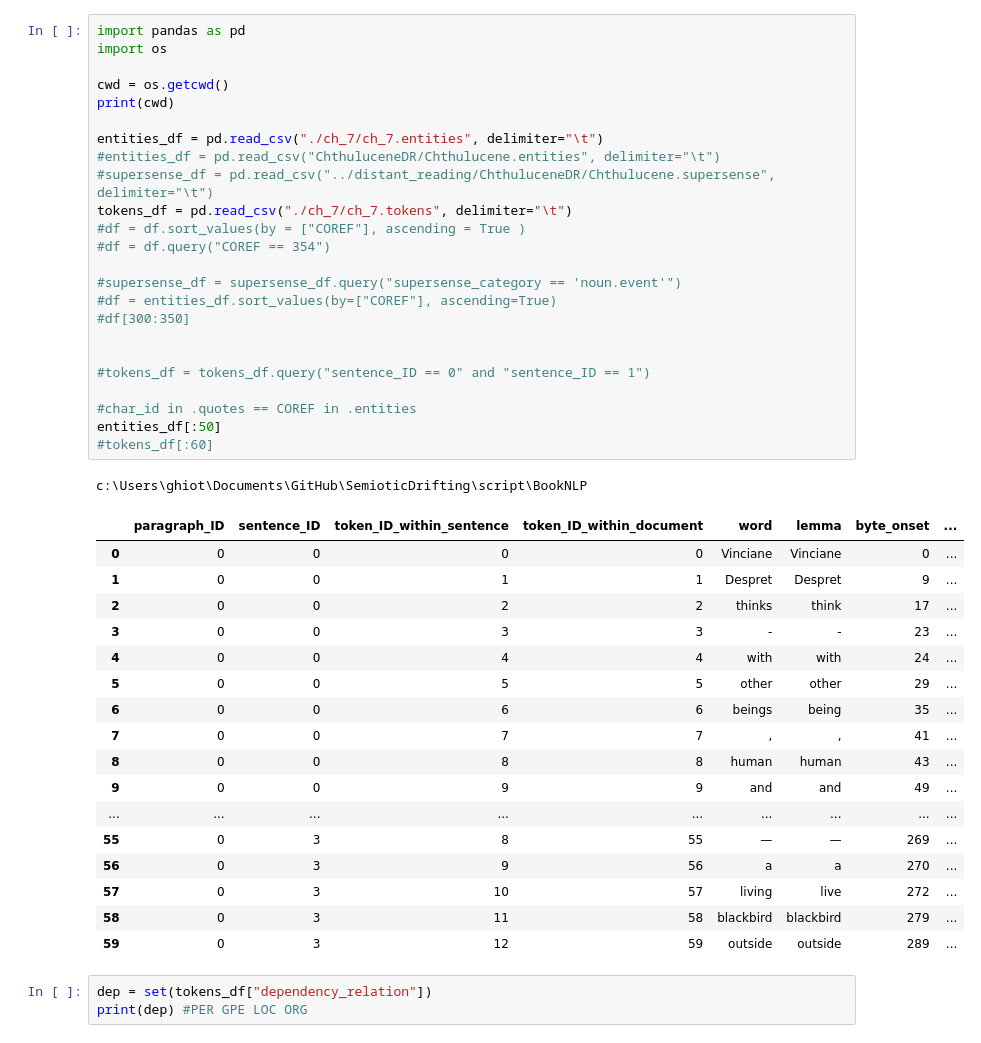
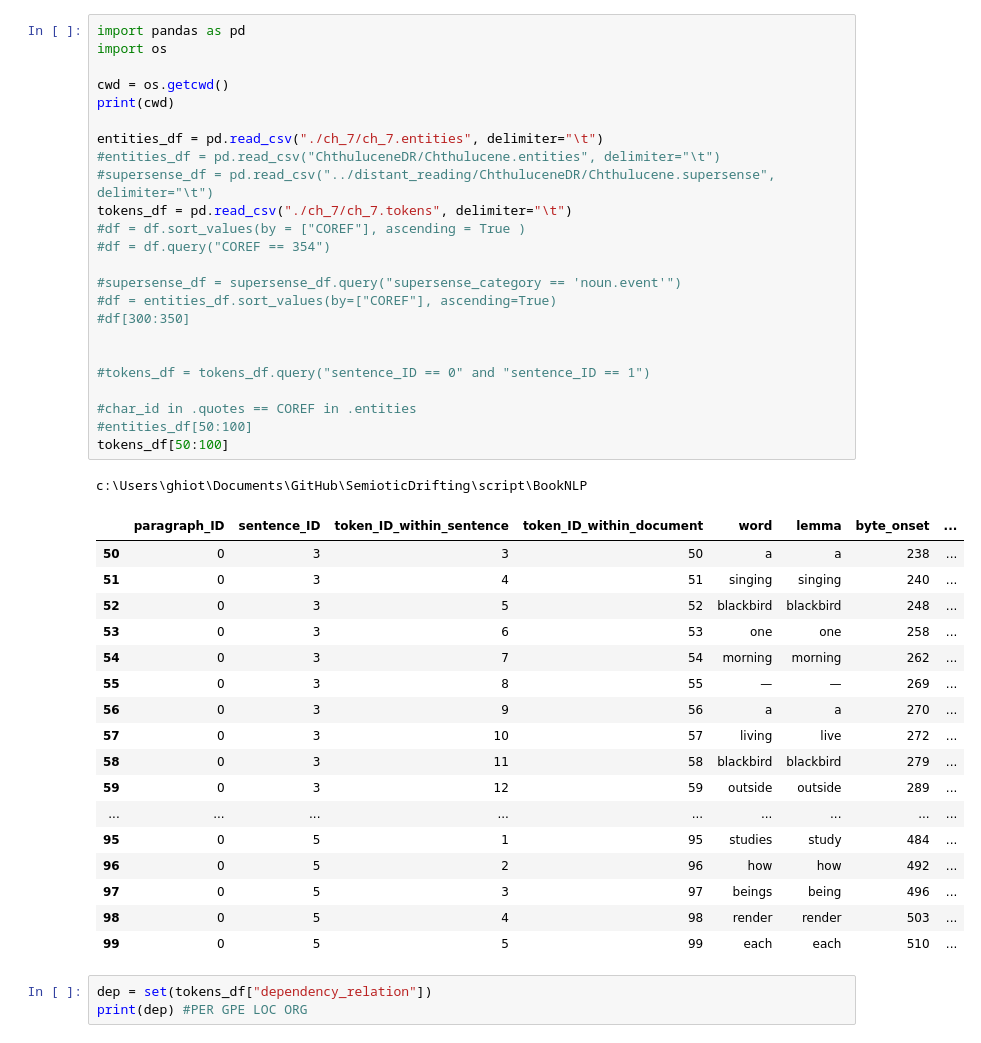
Before and after one commit to Explorers-in-the-Chthulucene/SemioticDrifting, a Jupyter notebook: script/BookNLP/BookNLP_output_analysis.ipynb, the cells around one changed output. Saved outputs shown, nothing was run; the diff lists cells and outputs as text.

```diff
--- a/script/BookNLP/BookNLP_output_analysis.ipynb
+++ b/script/BookNLP/BookNLP_output_analysis.ipynb
@@ -1,46 +1,46 @@
 # %%
 import pandas as pd
 import os
 
 cwd = os.getcwd()
 print(cwd)
 
 entities_df = pd.read_csv("./ch_7/ch_7.entities", delimiter="\t")
 #entities_df = pd.read_csv("ChthuluceneDR/Chthulucene.entities", delimiter="\t")
 #supersense_df = pd.read_csv("../distant_reading/ChthuluceneDR/Chthulucene.supersense", delimiter="\t")
 tokens_df = pd.read_csv("./ch_7/ch_7.tokens", delimiter="\t")
 #df = df.sort_values(by = ["COREF"], ascending = True )
 #df = df.query("COREF == 354")
 
 #supersense_df = supersense_df.query("supersense_category == 'noun.event'")
 #df = entities_df.sort_values(by=["COREF"], ascending=True)
 #df[300:350]
 
 
 #tokens_df = tokens_df.query("sentence_ID == 0" and "sentence_ID == 1")
 
 #char_id in .quotes == COREF in .entities
-entities_df[:50]
-#tokens_df[:60]
+#entities_df[50:100]
+tokens_df[50:100]
 # %% [output]
 c:\Users\ghiot\Documents\GitHub\SemioticDrifting\script\BookNLP
 |  | paragraph_ID | sentence_ID | token_ID_within_sentence | token_ID_within_document | word | lemma | byte_onset | ... |
-| 0 | 0 | 0 | 0 | 0 | Vinciane | Vinciane | 0 | ... |
-| 1 | 0 | 0 | 1 | 1 | Despret | Despret | 9 | ... |
-| 2 | 0 | 0 | 2 | 2 | thinks | think | 17 | ... |
-| 3 | 0 | 0 | 3 | 3 | - | - | 23 | ... |
-| 4 | 0 | 0 | 4 | 4 | with | with | 24 | ... |
-| 5 | 0 | 0 | 5 | 5 | other | other | 29 | ... |
-| 6 | 0 | 0 | 6 | 6 | beings | being | 35 | ... |
-| 7 | 0 | 0 | 7 | 7 | , | , | 41 | ... |
-| 8 | 0 | 0 | 8 | 8 | human | human | 43 | ... |
-| 9 | 0 | 0 | 9 | 9 | and | and | 49 | ... |
-| ... | ... | ... | ... | ... | ... | ... | ... | ... |
+| 50 | 0 | 3 | 3 | 50 | a | a | 238 | ... |
+| 51 | 0 | 3 | 4 | 51 | singing | singing | 240 | ... |
+| 52 | 0 | 3 | 5 | 52 | blackbird | blackbird | 248 | ... |
+| 53 | 0 | 3 | 6 | 53 | one | one | 258 | ... |
+| 54 | 0 | 3 | 7 | 54 | morning | morning | 262 | ... |
 | 55 | 0 | 3 | 8 | 55 | — | — | 269 | ... |
 | 56 | 0 | 3 | 9 | 56 | a | a | 270 | ... |
 | 57 | 0 | 3 | 10 | 57 | living | live | 272 | ... |
 | 58 | 0 | 3 | 11 | 58 | blackbird | blackbird | 279 | ... |
 | 59 | 0 | 3 | 12 | 59 | outside | outside | 289 | ... |
+| ... | ... | ... | ... | ... | ... | ... | ... | ... |
+| 95 | 0 | 5 | 1 | 95 | studies | study | 484 | ... |
+| 96 | 0 | 5 | 2 | 96 | how | how | 492 | ... |
+| 97 | 0 | 5 | 3 | 97 | beings | being | 496 | ... |
+| 98 | 0 | 5 | 4 | 98 | render | render | 503 | ... |
+| 99 | 0 | 5 | 5 | 99 | each | each | 510 | ... |
 # %%
 dep = set(tokens_df["dependency_relation"])
 print(dep) #PER GPE LOC ORG
```
Also changed, not shown: 13 other files.
